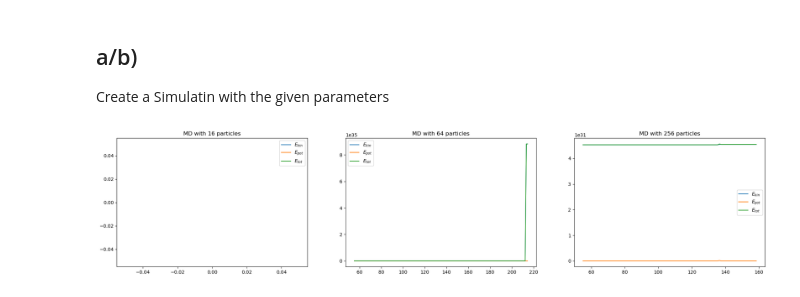
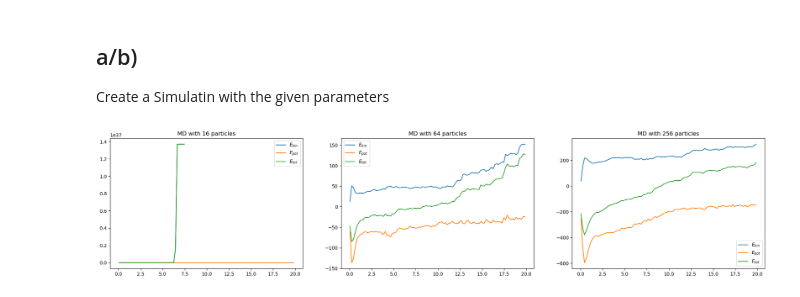
Before and after one commit to FSchierok/compPhys, a Jupyter notebook: Sheet05/A1.ipynb, the cells around one changed output. Saved outputs shown, nothing was run; the diff lists cells and outputs as text; code cells hidden in the pictures.

```diff
--- a/Sheet05/A1.ipynb
+++ b/Sheet05/A1.ipynb
@@ -138,7 +138,15 @@ class MD(MDTemplate):
         # return (
         #    np.nansum(virtual_forces, axis=(1, 2)) / MASS
         # )  # sum over all other particles and all virtual images of them
-        return self.potential.F(self.r)
+        n1, n2 = np.meshgrid(range(self.r_cut), range(self.r_cut))
+        n1 = n1.flatten()
+        n2 = n2.flatten()
+        period = np.stack([n1, n2]).transpose(1, 0) * self.L
+        vParticles = self.r[:, None, :] + period[None, :, :]
+        vDist = vParticles[:, None, :, :] - self.r[None, :, None, :]
+        vDist[vDist == 0] = np.nan  # i=j to nan
+        vForces = self.potential.F(vDist)
+        return np.nansum(vForces, axis=(1, 2)) / MASS
 
     def _update_data(self, i, g=False):
         r2 = self._calc_SquareDistances()
@@ -192,22 +204,42 @@ mds = [MD(**para) for para in paras]
 # %%
-from tqdm.notebook import tqdm
+I_HAVE_A_LOT_OF_TIME = False
 
-steps = 1000
+try:
+    from tqdm.notebook import tqdm
+except ImportError:
+
+    def tqdm(
+        iterable, *args, **kwargs
+    ):  # if tqdm is not available, replace it with a dummy function
+        return iterable
+
+
+steps = 100
 fig, ax = plt.subplots(1, 3, figsize=(25, 5))
+if I_HAVE_A_LOT_OF_TIME:
+    Ekin = np.zeros((len(mds), steps))
+    Epot = np.zeros((len(mds), steps))
+    ticks = np.zeros((len(mds), steps))
+    for i, md in enumerate(mds):
+        for j in tqdm(range(steps)):
+            observables = md.measure(H, 10)
+            Ekin[i, j] = observables["Ekin"]
+            Epot[i, j] = observables["Epot"]
+            ticks[i, j] = observables["t"]
+            md.equilibrate(H, 10)
+    np.savetxt("Ekin.csv", Ekin, delimiter=",")
+    np.savetxt("Epot.csv", Epot, delimiter=",")
+    np.savetxt("T.csv", ticks, delimiter=",")
+else:
+    Ekin = np.loadtxt("Ekin.csv", delimiter=",")
+    Epot = np.loadtxt("Epot.csv", delimiter=",")
+    ticks = np.loadtxt("T.csv", delimiter=",")
+
 for i, md in enumerate(mds):
-    Ekin = np.zeros(steps)
-    Epot = np.zeros(steps)
-    ticks = np.zeros(steps)
-    for j in tqdm(range(steps)):
-        observables = md.measure(H, 10)
-        Ekin[j] = observables["Ekin"]
-        Epot[j] = observables["Epot"]
-        ticks[j] = observables["t"]
-        md.equilibrate(H, 100)
-    ax[i].plot(ticks, Ekin, label=r"$E_{kin}$")
-    ax[i].plot(ticks, Epot, label=r"$E_{pot}$")
-    ax[i].plot(ticks, Ekin + Epot, label=r"$E_{tot}$")
+    ax[i].plot(ticks[i, :], Ekin[i, :], label=r"$E_{kin}$")
+    ax[i].plot(ticks[i, :], Epot[i, :], label=r"$E_{pot}$")
+    ax[i].plot(ticks[i, :], Ekin[i, :] + Epot[i, :], label=r"$E_{tot}$")
     ax[i].legend()
     ax[i].set_title(f"MD with {md.N} particles")
 # %% [output]
-[figure, old version]
+[figure, new version]
```
Also changed, not shown: parts of 1 cell of this notebook, 3 other files.
